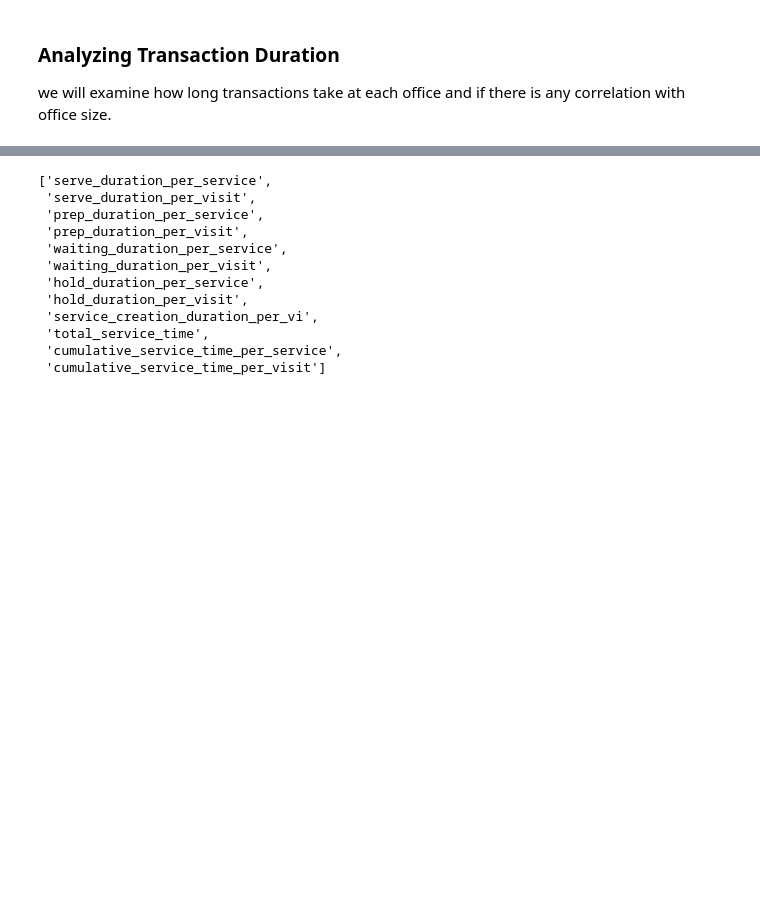
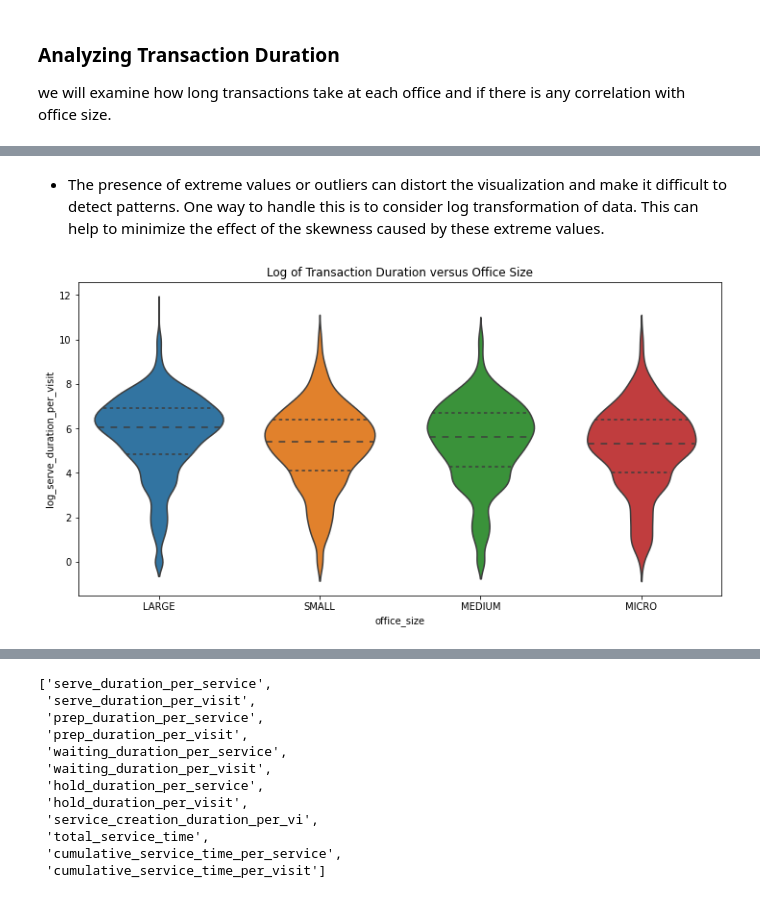
Before and after one commit to varunindurthi/Services-BC-EDA-REQ101268, a Jupyter notebook: data_analysis.ipynb, the cells around one changed output, grey strips where cells are left out. Saved outputs shown, nothing was run; the diff lists cells and outputs as text; code cells hidden in the pictures; blank space fills up the shorter version.

```diff
--- a/data_analysis.ipynb
+++ b/data_analysis.ipynb
@@ -795,0 +811,11 @@ plt.show()
+# %% [markdown]
+* The presence of extreme values or outliers can distort the visualization and make it difficult to detect patterns. One way to handle this is to consider log transformation of data. This can help to minimize the effect of the skewness caused by these extreme values.
+# %%
+merged_visit_df['log_serve_duration_per_visit'] = np.log(merged_visit_df['cumulative_service_time_per_visit'] + 1)  # Added 1 to handle zero values
+
+plt.figure(figsize=(12, 6))
+sns.violinplot(x='office_size', y='log_serve_duration_per_visit', data=merged_visit_df,inner='quartile')
+plt.title('Log of Transaction Duration versus Office Size')
+plt.show()
+# %% [output]
+[figure, added]
```
Also changed, not shown: parts of 10 cells of this notebook.
